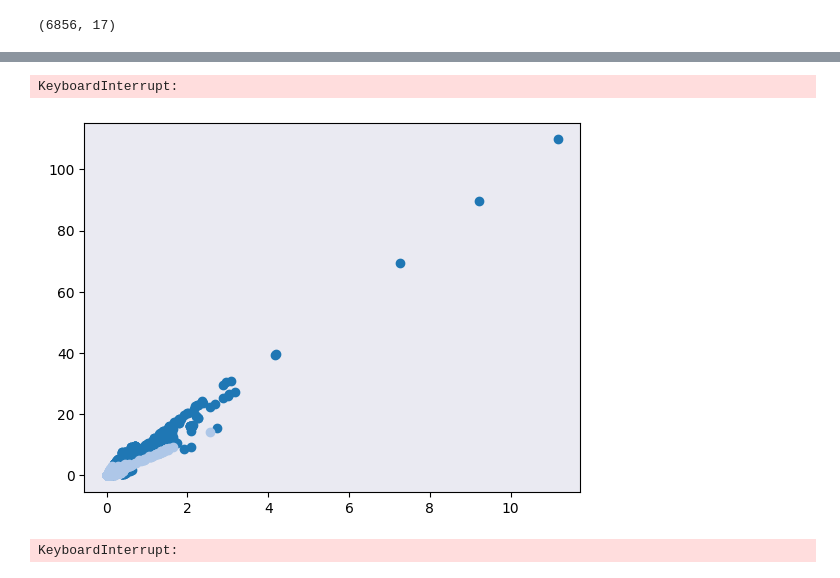
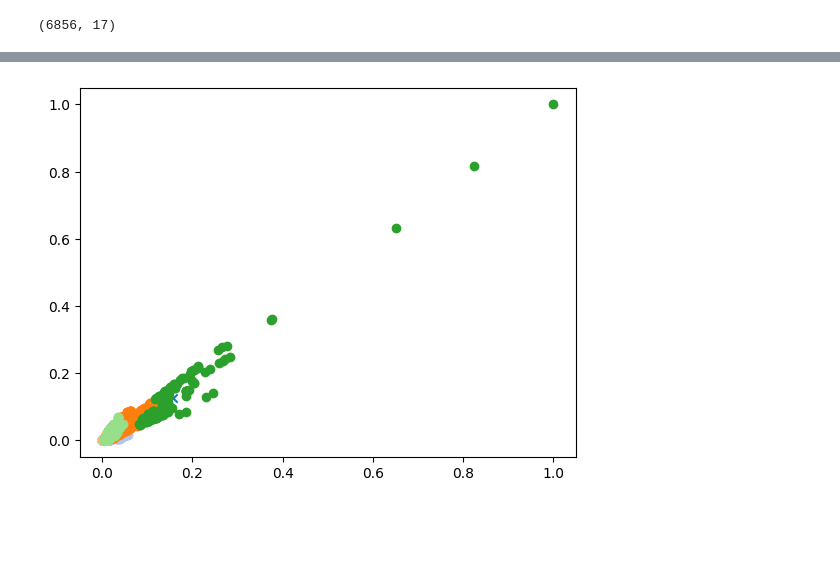
Before and after one commit to Lolikyu/Projet-DataScience, a Jupyter notebook: projet/notebook.ipynb, the cells around one changed output, grey strips where cells are left out. Drawn from its saved outputs; the diff is of its cells as text; code cells hidden in the pictures; blank space fills up the shorter version.

```diff
--- a/projet/notebook.ipynb
+++ b/projet/notebook.ipynb
@@ -543,12 +567,5 @@ dataNS_norm.describe()
 # %%
-centers, affect = clust.kmoyennes(2, dataNS_norm, 0.05, 100)
+centers, affect = clust.kmoyennes(5, dataNS_norm, 0.001, 142)
+clust.affiche_resultat(dataNS_norm, centers, affect)
 # %% [output]
-KeyboardInterrupt:
+[figure, added]
-# %%
-clust.affiche_resultat(dataNS_norm, centers, affect)
-# %% [output]
-[figure, removed]
-# %%
-clust.CHA(dataNS_norm, verbose=True, dendrogramme=True)
-# %% [output]
-KeyboardInterrupt:
```
Also changed, not shown: parts of 9 cells of this notebook, 1 other file.
